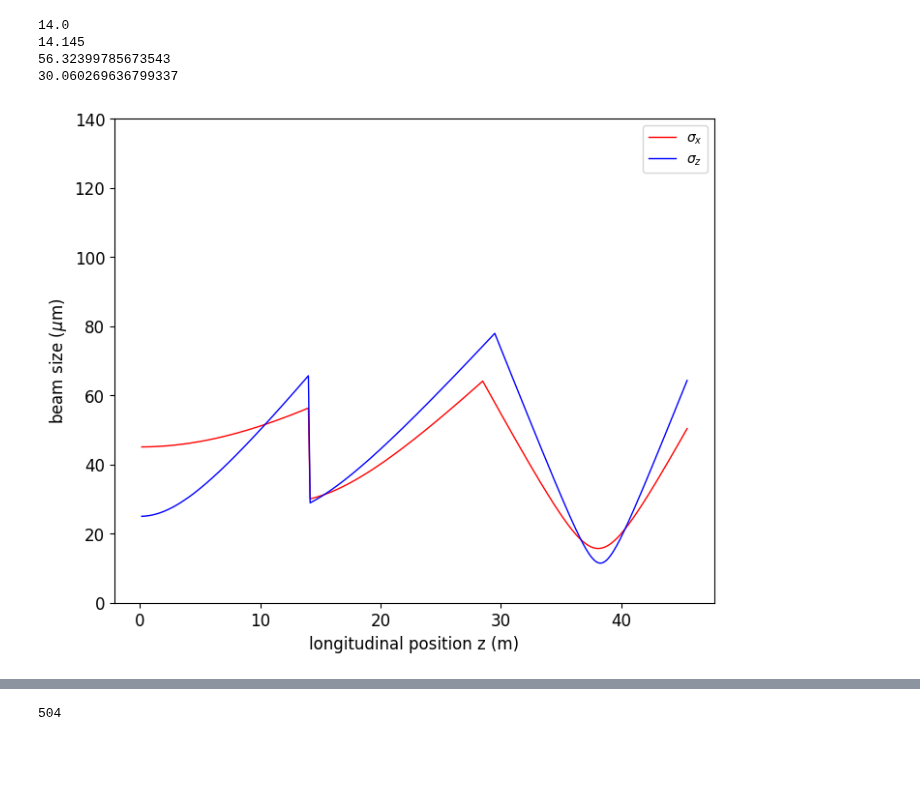
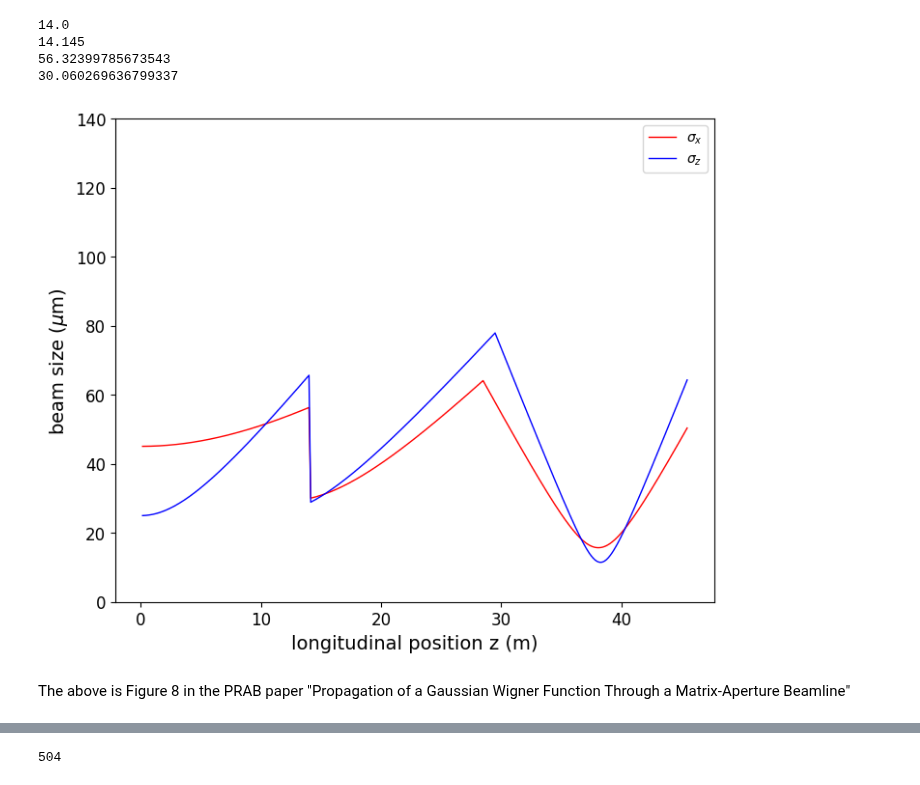
Before and after one commit to radiasoft/rslight, a Jupyter notebook: shadow/kb_single_aperture_napac22_02.ipynb, the cells around one changed output, grey strips where cells are left out. Drawn from its saved outputs; the diff is of its cells as text; code cells hidden in the pictures; blank space fills up the shorter version.

```diff
--- a/shadow/kb_single_aperture_napac22_02.ipynb
+++ b/shadow/kb_single_aperture_napac22_02.ipynb
@@ -953,22 +953,24 @@ print(stats.sigmax[100]*1e6)
 # %%
 # plot stats.s vs sigmax, sigmaz
 fig = plt.figure(figsize=(8,6.5))
 plt.tight_layout()
 # fig = plt.figure(figsize=(6,4.5))
 ax = fig.gca()
-plt.rc('xtick', labelsize=12)
-plt.rc('ytick', labelsize=12)
+plt.rc('xtick', labelsize=14)
+plt.rc('ytick', labelsize=14)
 ax.plot(stats.s, numpy.multiply(stats.sigmax, 1e6),'r-', lw = 1, label = r'$\sigma_x$')
 ax.plot(stats.s, numpy.multiply(stats.sigmaz,1e6),'b-', lw = 1, label = r'$\sigma_z$')
-ax.set_xlabel(r'longitudinal position z (m)',fontsize=12)
-ax.set_ylabel(r'beam size ($\mu$m)',fontsize=12)
+ax.set_xlabel(r'longitudinal position z (m)',fontsize=14)
+ax.set_ylabel(r'beam size ($\mu$m)',fontsize=14)
 ax.legend()
 # plt.xlim(0, 38)
 plt.ylim(0, 140)
 plt.savefig('figures/kb_single_aperture_size01.png', bbox_inches='tight')
 fig.show()
 # %% [output]
-[figure, old version]
+[figure, new version]
+# %% [markdown]
+The above is Figure 8 in the PRAB paper "Propagation of a Gaussian Wigner Function Through a Matrix-Aperture Beamline"
 # %%
 # plot stats.s vs thetax, thetaz
 fig = plt.figure(figsize=(8,6.5))
```
Also changed, not shown: parts of 7 cells of this notebook, 1 other file.
